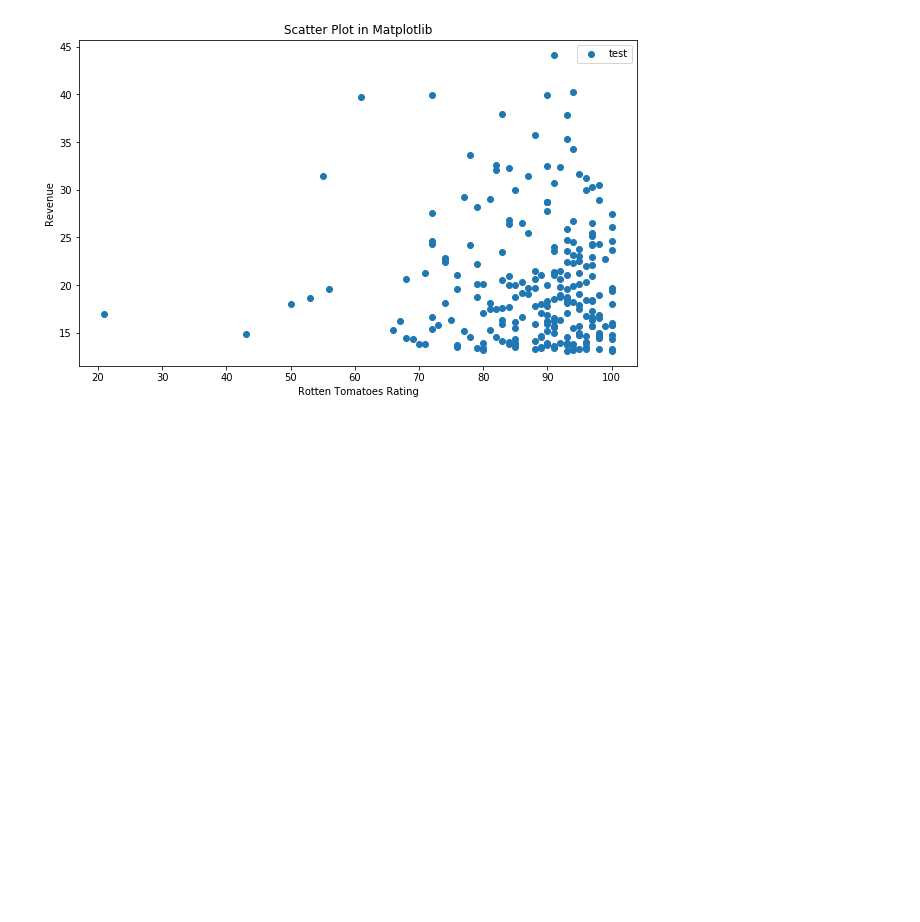
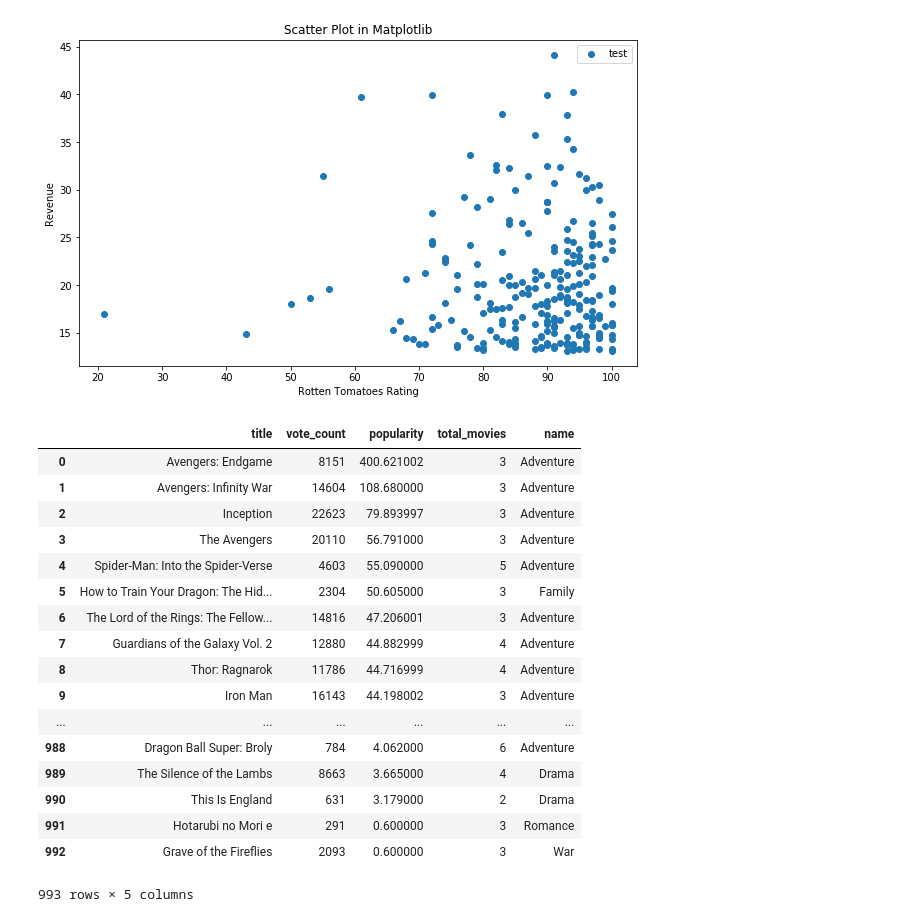
Before and after one commit to Rsaphra/Blockbusters_project, a Jupyter notebook: queries_2.ipynb, the cells around one changed output. Saved outputs shown, nothing was run; the diff lists cells and outputs as text; code cells hidden in the pictures; blank space fills up the shorter version.

```diff
--- a/queries_2.ipynb
+++ b/queries_2.ipynb
@@ -478,3 +478,36 @@ plt.show()
 # %% [output]
 <class 'numpy.ndarray'>
 [figure]
+# %%
+def normalized_vote_count():
+    normal_q = """SELECT movies.title, movies.vote_count, AVG(popularity) AS popularity, COUNT(movie_id) AS total_movies, genres.name
+                            FROM genre_instances
+                            JOIN movies
+                            USING(movie_id)
+                            JOIN genres
+                            USING(genre_id)
+                            GROUP BY movie_id
+                            HAVING genres.name != 'TV Movie'
+                            ORDER BY popularity DESC
+                            """
+    return execute_query_into_df(normal_q)
+normalized_vote_count()
+# %% [output]
+|  | title | vote_count | popularity | total_movies | name |
+| 0 | Avengers: Endgame | 8151 | 400.621002 | 3 | Adventure |
+| 1 | Avengers: Infinity War | 14604 | 108.680000 | 3 | Adventure |
+| 2 | Inception | 22623 | 79.893997 | 3 | Adventure |
+| 3 | The Avengers | 20110 | 56.791000 | 3 | Adventure |
+| 4 | Spider-Man: Into the Spider-Verse | 4603 | 55.090000 | 5 | Adventure |
+| 5 | How to Train Your Dragon: The Hid... | 2304 | 50.605000 | 3 | Family |
+| 6 | The Lord of the Rings: The Fellow... | 14816 | 47.206001 | 3 | Adventure |
+| 7 | Guardians of the Galaxy Vol. 2 | 12880 | 44.882999 | 4 | Adventure |
+| 8 | Thor: Ragnarok | 11786 | 44.716999 | 4 | Adventure |
+| 9 | Iron Man | 16143 | 44.198002 | 3 | Adventure |
+| ... | ... | ... | ... | ... | ... |
+| 988 | Dragon Ball Super: Broly | 784 | 4.062000 | 6 | Adventure |
+| 989 | The Silence of the Lambs | 8663 | 3.665000 | 4 | Drama |
+| 990 | This Is England | 631 | 3.179000 | 2 | Drama |
+| 991 | Hotarubi no Mori e | 291 | 0.600000 | 3 | Romance |
+| 992 | Grave of the Fireflies | 2093 | 0.600000 | 3 | War |
+993 rows × 5 columns
```
